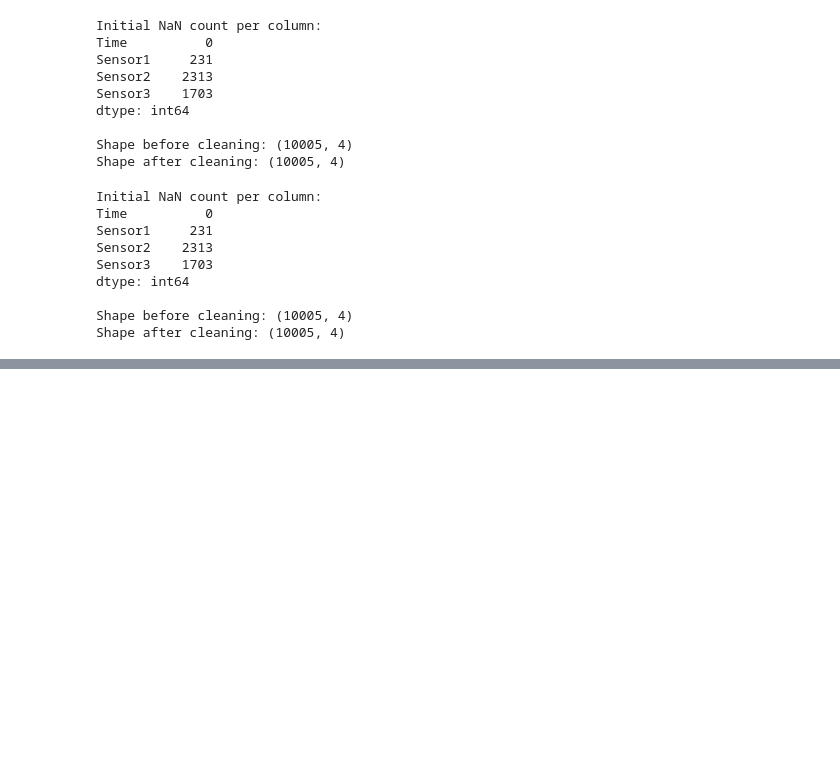
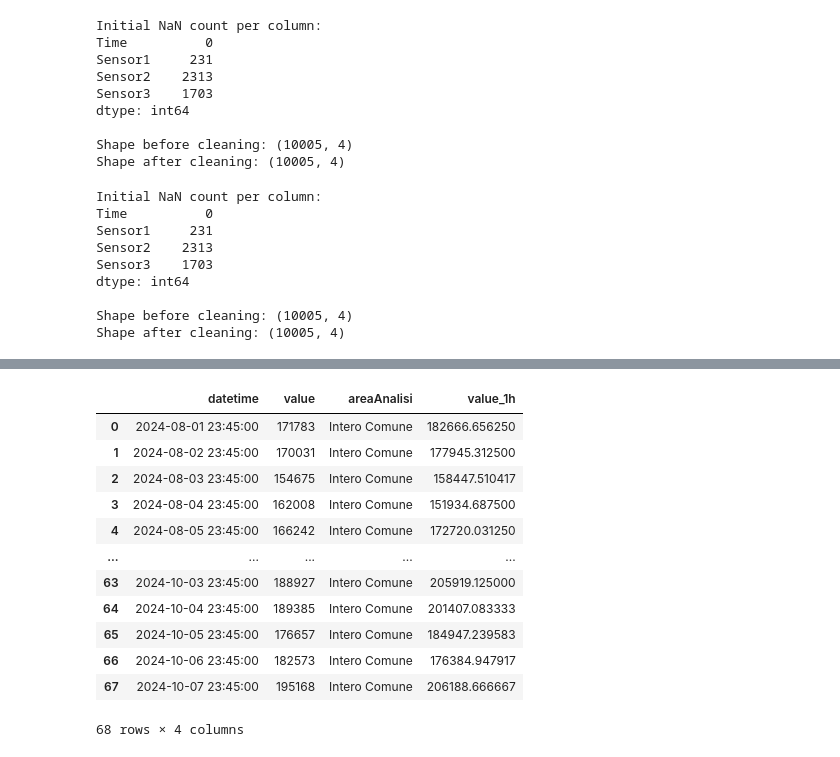
Before and after one commit to trianam/SmartCityQC-QForrest, a Jupyter notebook: SmartCityQCWizard/particulateAttendance.ipynb, the cells around one changed output, grey strips where cells are left out. Saved outputs shown, nothing was run; the diff lists cells and outputs as text; code cells hidden in the pictures; blank space fills up the shorter version.

```diff
--- a/SmartCityQCWizard/particulateAttendance.ipynb
+++ b/SmartCityQCWizard/particulateAttendance.ipynb
@@ -150,0 +175,16 @@ KeyboardInterrupt:
+# %%
+dfAtt0
+# %% [output]
+|  | datetime | value | areaAnalisi | value_1h |
+| 0 | 2024-08-01 23:45:00 | 171783 | Intero Comune | 182666.656250 |
+| 1 | 2024-08-02 23:45:00 | 170031 | Intero Comune | 177945.312500 |
+| 2 | 2024-08-03 23:45:00 | 154675 | Intero Comune | 158447.510417 |
+| 3 | 2024-08-04 23:45:00 | 162008 | Intero Comune | 151934.687500 |
+| 4 | 2024-08-05 23:45:00 | 166242 | Intero Comune | 172720.031250 |
+| ... | ... | ... | ... | ... |
+| 63 | 2024-10-03 23:45:00 | 188927 | Intero Comune | 205919.125000 |
+| 64 | 2024-10-04 23:45:00 | 189385 | Intero Comune | 201407.083333 |
+| 65 | 2024-10-05 23:45:00 | 176657 | Intero Comune | 184947.239583 |
+| 66 | 2024-10-06 23:45:00 | 182573 | Intero Comune | 176384.947917 |
+| 67 | 2024-10-07 23:45:00 | 195168 | Intero Comune | 206188.666667 |
+68 rows × 4 columns
```
Also changed, not shown: parts of 6 cells of this notebook, 1 other file.
